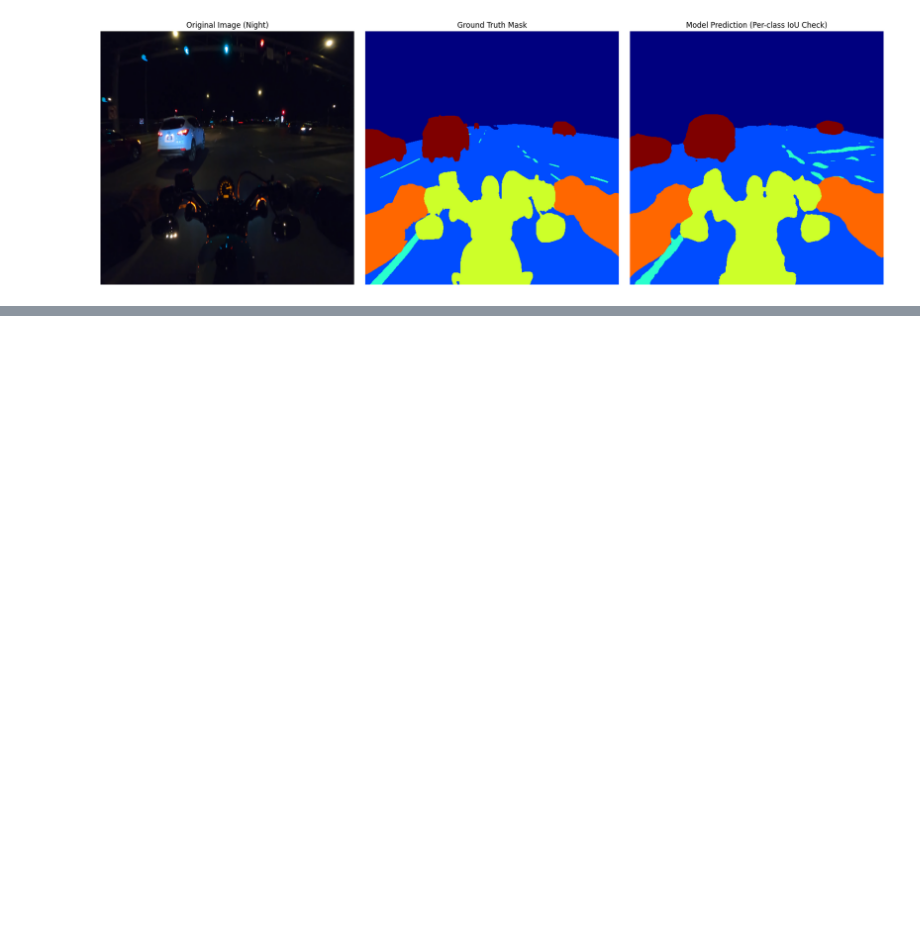
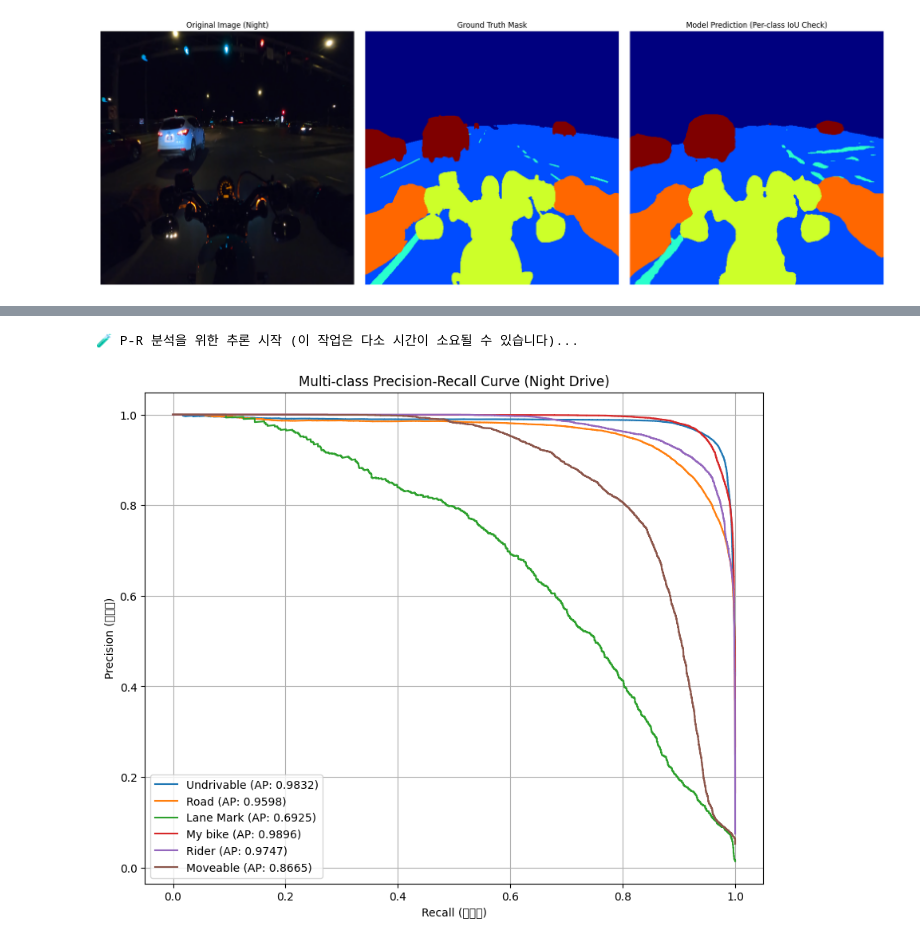
Before and after one commit to Stray-Weights/Dlthon_01_Motocycle_Night_Ride, a Jupyter notebook: jong-ha/cv_data_preprocessing.ipynb, the cells around one changed output, grey strips where cells are left out. Cells and saved outputs as stored; diff of their text form; code cells hidden in the pictures; blank space fills up the shorter version.

```diff
--- a/jong-ha/cv_data_preprocessing.ipynb
+++ b/jong-ha/cv_data_preprocessing.ipynb
@@ -1022,0 +1132,56 @@ visualize_prediction(model, val_dataset, device, sample_idx=5)
+# %%
+import torch
+import numpy as np
+import matplotlib.pyplot as plt
+from sklearn.metrics import precision_recall_curve, average_precision_score
+
+def plot_pr_curves(model, loader, device, num_classes=6, class_names=None):
+    model.load_state_dict(torch.load("best_deeplab_night.pth"))
+    model.eval()
+
+    # 각 클래스별로 실제 값과 예측 확률을 저장할 리스트
+    all_targets = [[] for _ in range(num_classes)]
+    all_probs = [[] for _ in range(num_classes)]
+
+    print("🧪 P-R 분석을 위한 추론 시작 (이 작업은 다소 시간이 소요될 수 있습니다)...")
+
+    with torch.no_grad():
+        for images, masks in loader:
+            images, masks = images.to(device), masks.to(device)
+            outputs = model(images)
+            # Softmax를 통과시켜 확률값(0~1)으로 변환
+            probs = torch.softmax(outputs, dim=1)
+
+            for cls in range(num_classes):
+                # 해당 클래스에 대한 정답(1)과 오답(0) 바이너리 마스크
+                target_cls = (masks == cls).float().cpu().numpy().flatten()
+                prob_cls = probs[:, cls, :, :].cpu().numpy().flatten()
+
+                # 메모리 효율을 위해 샘플링 (모든 픽셀을 다 넣으면 RAM 부족 위험)
+                # 1/100 정도만 샘플링해도 경향성 파악에는 충분합니다.
+                indices = np.random.choice(len(target_cls), len(target_cls)//100, replace=False)
+                all_targets[cls].extend(target_cls[indices])
+                all_probs[cls].extend(prob_cls[indices])
+
+    # 그래프 그리기
+    plt.figure(figsize=(10, 8))
+    for cls in range(num_classes):
+        precision, recall, _ = precision_recall_curve(all_targets[cls], all_probs[cls])
+        ap = average_precision_score(all_targets[cls], all_probs[cls])
+
+        name = class_names[cls] if class_names else f"Class {cls}"
+        plt.plot(recall, precision, label=f'{name} (AP: {ap:.4f})')
+
+    plt.xlabel('Recall (재현율)')
+    plt.ylabel('Precision (정밀도)')
+    plt.title('Multi-class Precision-Recall Curve (Night Drive)')
+    plt.legend(loc='best')
+    plt.grid(True)
+    plt.show()
+
+# 실행 예시
+CLASS_NAMES = ["Undrivable", "Road", "Lane Mark", "My bike", "Rider", "Moveable"]
+plot_pr_curves(model, val_loader, device, num_classes=6, class_names=CLASS_NAMES)
+# %% [output]
+🧪 P-R 분석을 위한 추론 시작 (이 작업은 다소 시간이 소요될 수 있습니다)...
+[figure, added]
```
Also changed, not shown: parts of 7 cells of this notebook.
